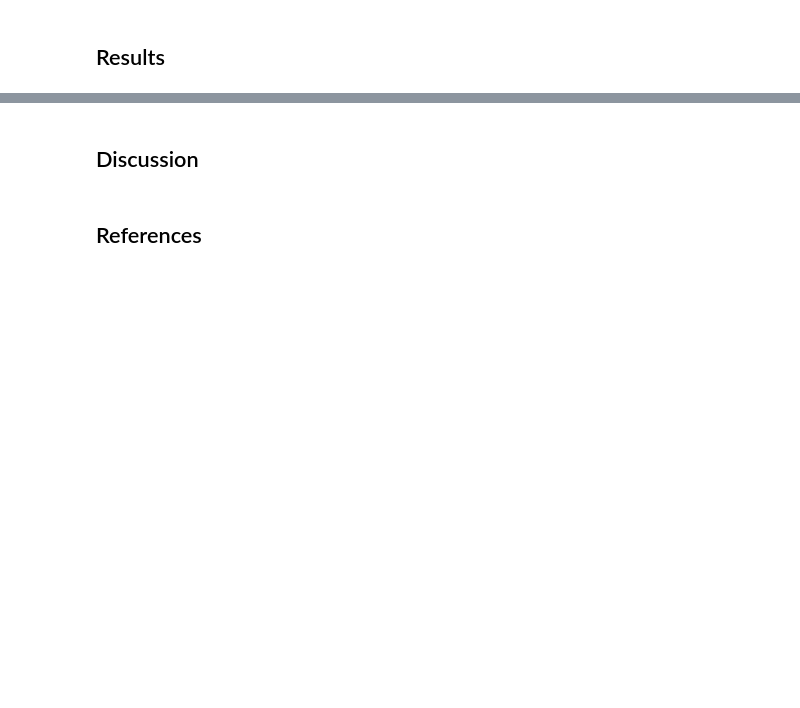
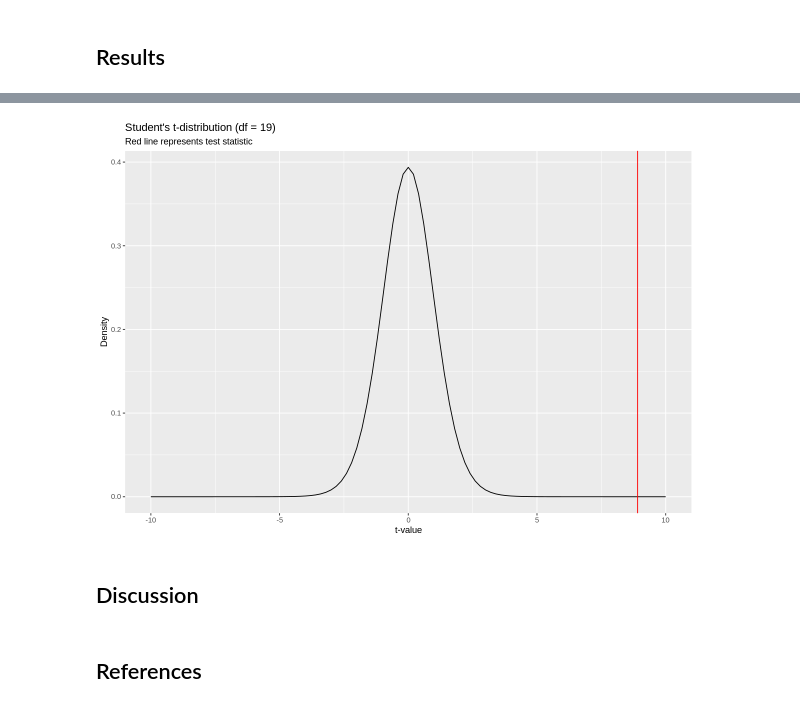
Before and after one commit to Git-Over-Here/STAT-201-Group-Project, a Jupyter notebook: Final Report.ipynb, the cells around one changed output, grey strips where cells are left out. Saved outputs shown, nothing was run; the diff lists cells and outputs as text; code cells hidden in the pictures; blank space fills up the shorter version.

Commit message:
Added t-test as well as graph of the t test

```diff
--- a/Final Report.ipynb
+++ b/Final Report.ipynb
@@ -159,2 +198,9 @@ difference_distribution
 # %% [markdown]
 ## Results
+# %%
+t_test <-tidy(
+  t.test(x = crime_data_difference$Difference,
+         mu = 0,
+         alternative = 'two.sided',
+         conf.level = 0.99)
+)
@@ -161,3 +214,12 @@ difference_distribution
+# %%
+t_graph <- ggplot(data.frame(x = c(-10, 10)), aes(x = x)) +
+        stat_function(fun = dt, args = list(df = 19)) +
+        geom_vline(xintercept = t_test$statistic, colour = 'red') +
+        labs(x = 't-value', y = 'Density', title = "Student's t-distribution (df = 19)", subtitle = 'Red line represents test statistic')
+# %%
+t_graph
+# %% [output]
+[figure, added]
 # %% [markdown]
 ## Discussion
 # %% [markdown]
```
Also changed, not shown: parts of 4 cells of this notebook.
